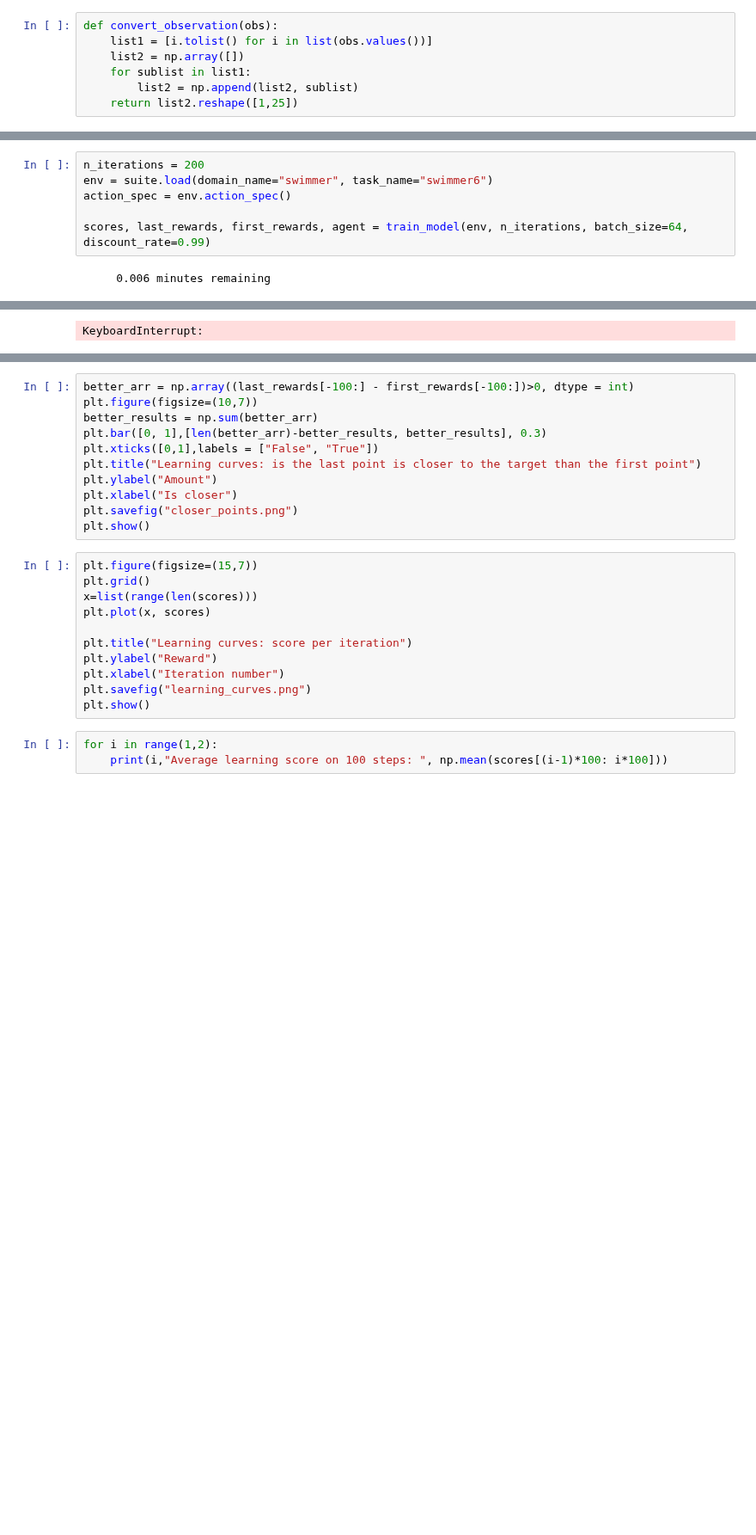
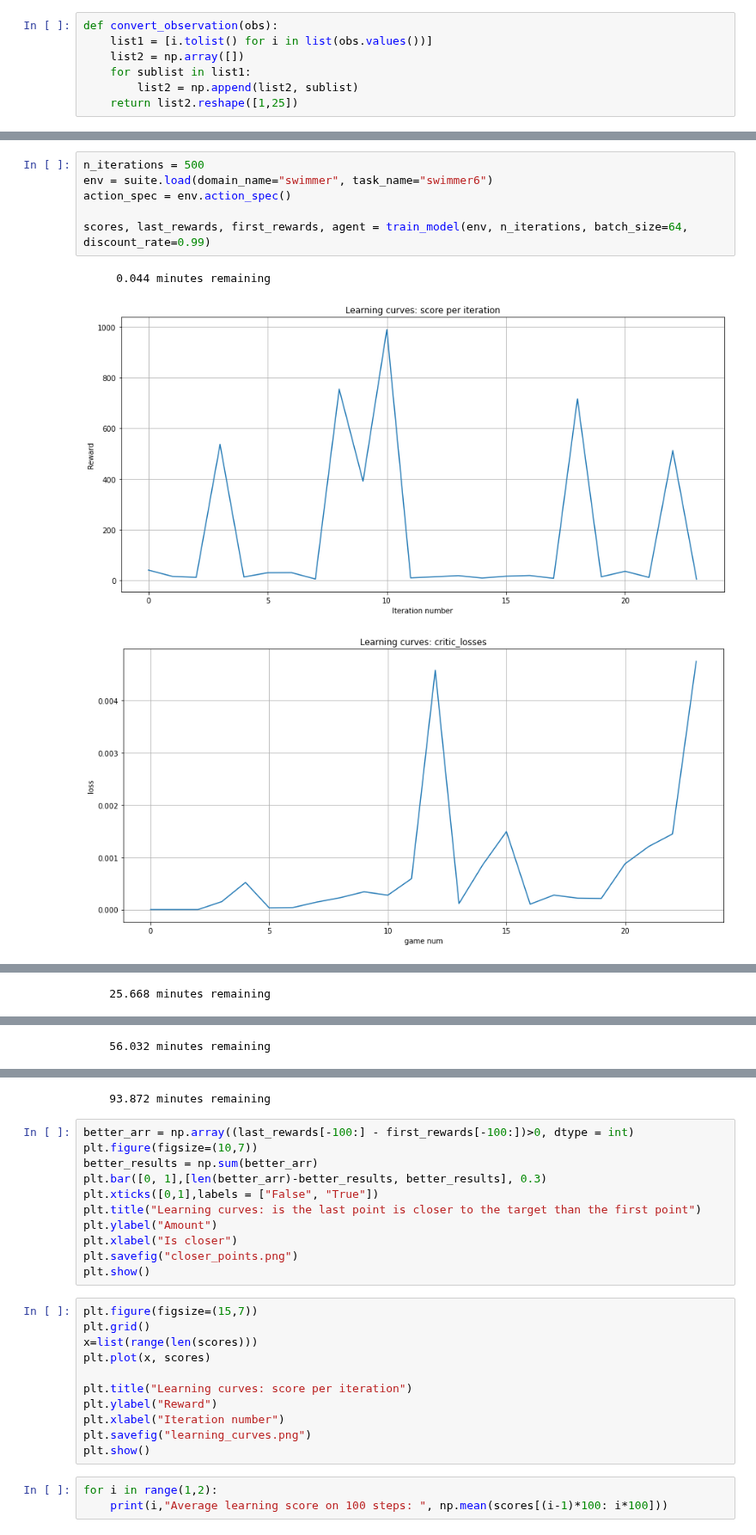
Before and after one commit to HollowPrincess/ML-introduction-2019, a Jupyter notebook: dm_control_snake/snake.ipynb, the cells around one changed output, grey strips where cells are left out. Shown at 86% size. Cells and saved outputs as stored; diff of their text form; blank space fills up the shorter version.

```diff
--- a/dm_control_snake/snake.ipynb
+++ b/dm_control_snake/snake.ipynb
@@ -236,9 +214,11 @@ def train_model(env, n_iterations, batch_size, discount_rate):
     return scores, last_rewards, first_rewards, agent
 # %%
-n_iterations = 200
+n_iterations = 500
 env = suite.load(domain_name="swimmer", task_name="swimmer6")
 action_spec = env.action_spec()
 
 scores, last_rewards, first_rewards, agent = train_model(env, n_iterations, batch_size=64, discount_rate=0.99)
 # %% [output]
-     0.006 minutes remaining
+     0.044 minutes remaining
+[figure, added]
+[figure, added]
@@ -245 +226 @@ scores, last_rewards, first_rewards, agent = train_model(env, n_iterations, batc
-KeyboardInterrupt:
+    25.668 minutes remaining
@@ -245,0 +230 @@ KeyboardInterrupt:
+    56.032 minutes remaining
@@ -246,3 +234,4 @@ KeyboardInterrupt:
+    93.872 minutes remaining
 # %%
 better_arr = np.array((last_rewards[-100:] - first_rewards[-100:])>0, dtype = int)
 plt.figure(figsize=(10,7))
```
Also changed, not shown: parts of 5 cells of this notebook, 5 other files.
